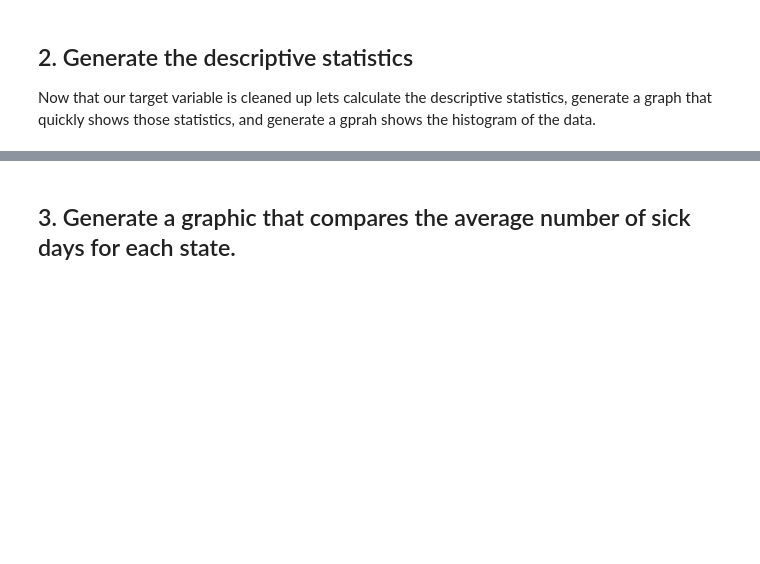
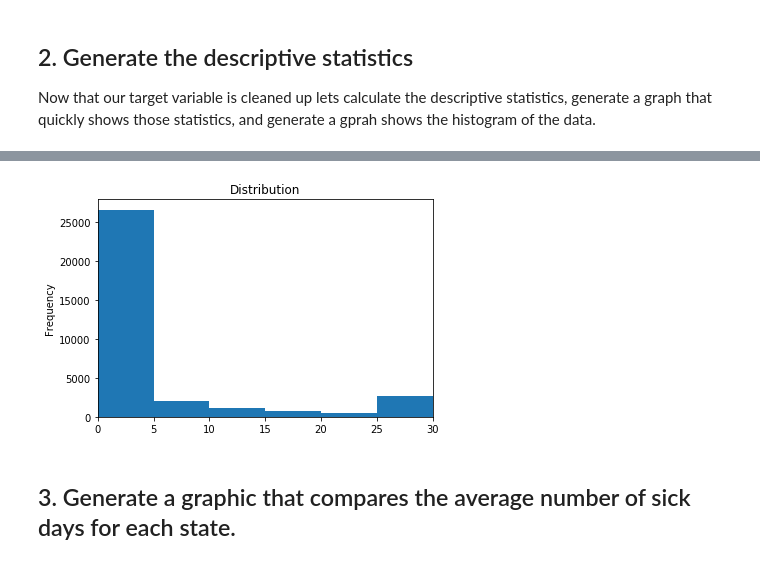
Before and after one commit to jprinfret/nyc-ds-100719-lectures, a Jupyter notebook: week-2/case_study/Data_Exploration_Applied.ipynb, the cells around one changed output, grey strips where cells are left out. Cells and saved outputs as stored; diff of their text form; code cells hidden in the pictures; blank space fills up the shorter version.

```diff
--- a/week-2/case_study/Data_Exploration_Applied.ipynb
+++ b/week-2/case_study/Data_Exploration_Applied.ipynb
@@ -78,3 +66,8 @@ ax_phys.boxplot(df['PHYSHLTH']);
+# %%
+#graphic showing the distribution of data
+df['PHYSHLTH'].plot(title='Distribution',kind='hist', bins=6, xticks=(0,5,10,15,20,25,30) ,xlim=(0,30));
+# %% [output]
+[figure, added]
 # %% [markdown]
 ## 3. Generate a graphic that compares the average number of sick days for each state.
 # %%
```
Also changed, not shown: parts of 12 cells of this notebook, 1 other file.
